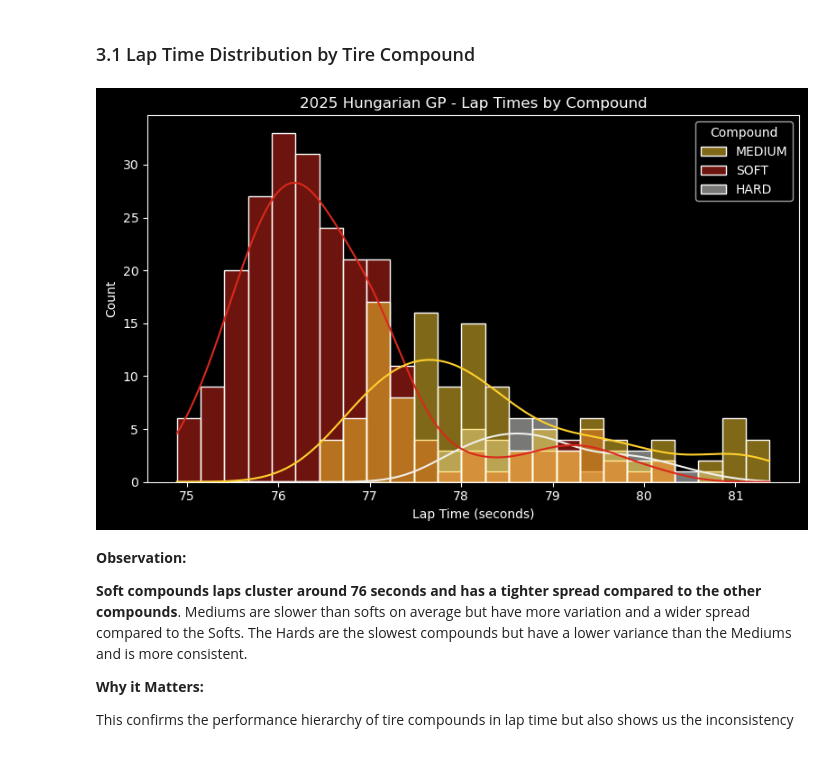
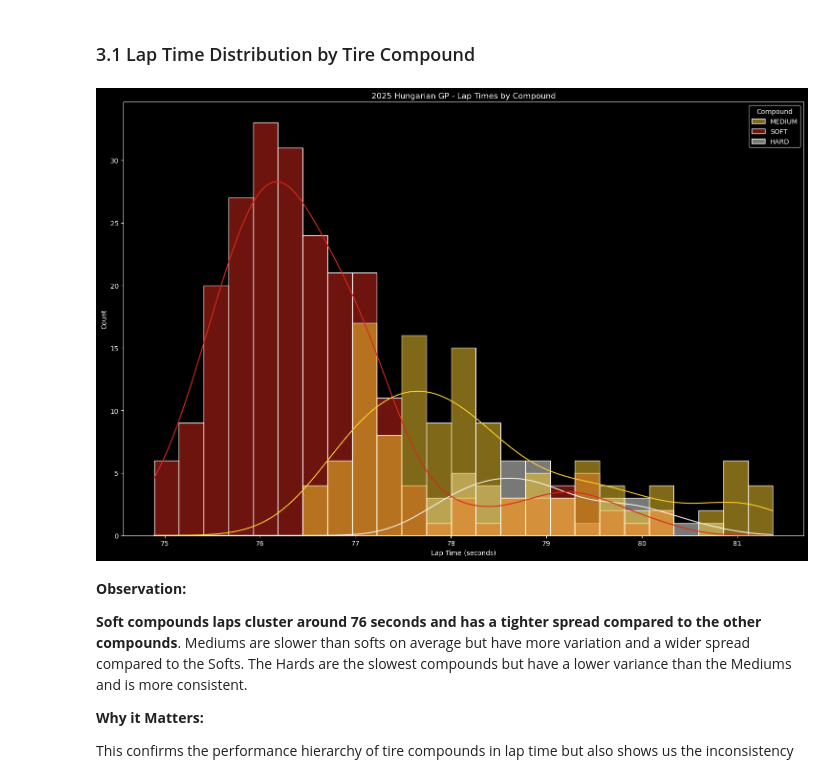
Before and after one commit to hai-henry/f1-midlap-predictor, a Jupyter notebook: notebooks/midlap-predictor.ipynb, the cells around one changed output. Saved outputs shown, nothing was run; the diff lists cells and outputs as text; code cells hidden in the pictures.

```diff
--- a/notebooks/midlap-predictor.ipynb
+++ b/notebooks/midlap-predictor.ipynb
@@ -99,23 +100,23 @@ plt.style.use('dark_background') # Enable dark background for plt
 # %%
 session = fastf1.get_session(2025, 'Hungary', 'FP1')
 compound_colors = fastf1.plotting.get_compound_mapping(session) # Returns a dictionary of compounds and its hexadecimal rgb color
 
-plt.figure(figsize=(8, 5))
+plt.figure(figsize=(15, 10))
 
 sns.histplot(
     data=quicklaps,
     x='LapTime (s)',
     hue='Compound',
     kde=True,
     bins=25,
     palette=compound_colors
 )
 plt.title('2025 Hungarian GP - Lap Times by Compound')
 plt.xlabel('Lap Time (seconds)')
 plt.tight_layout()
 plt.show()
 # %% [output]
-[figure, old version]
+[figure, new version]
 # %% [markdown]
 **Observation:**
 
```
Also changed, not shown: parts of 9 cells of this notebook.
